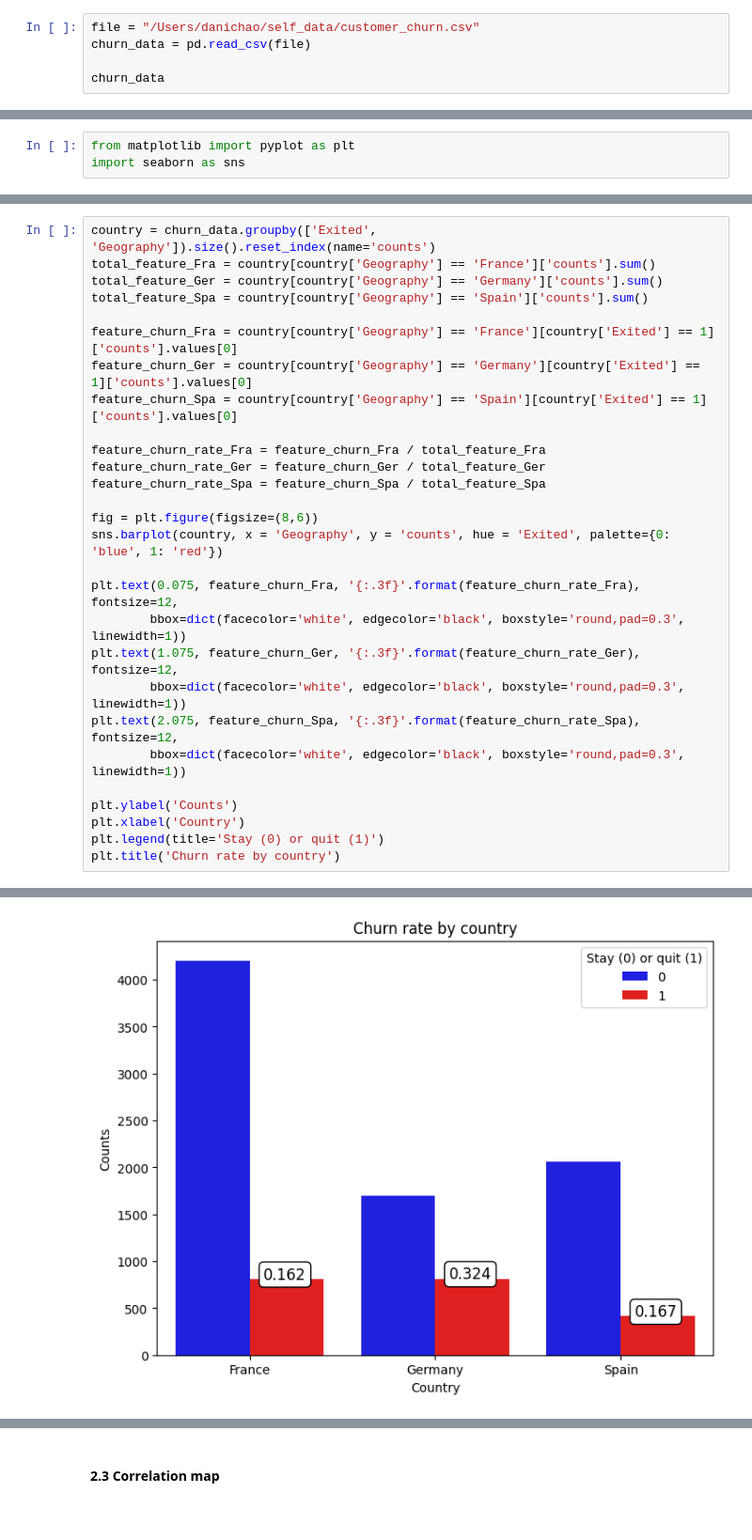
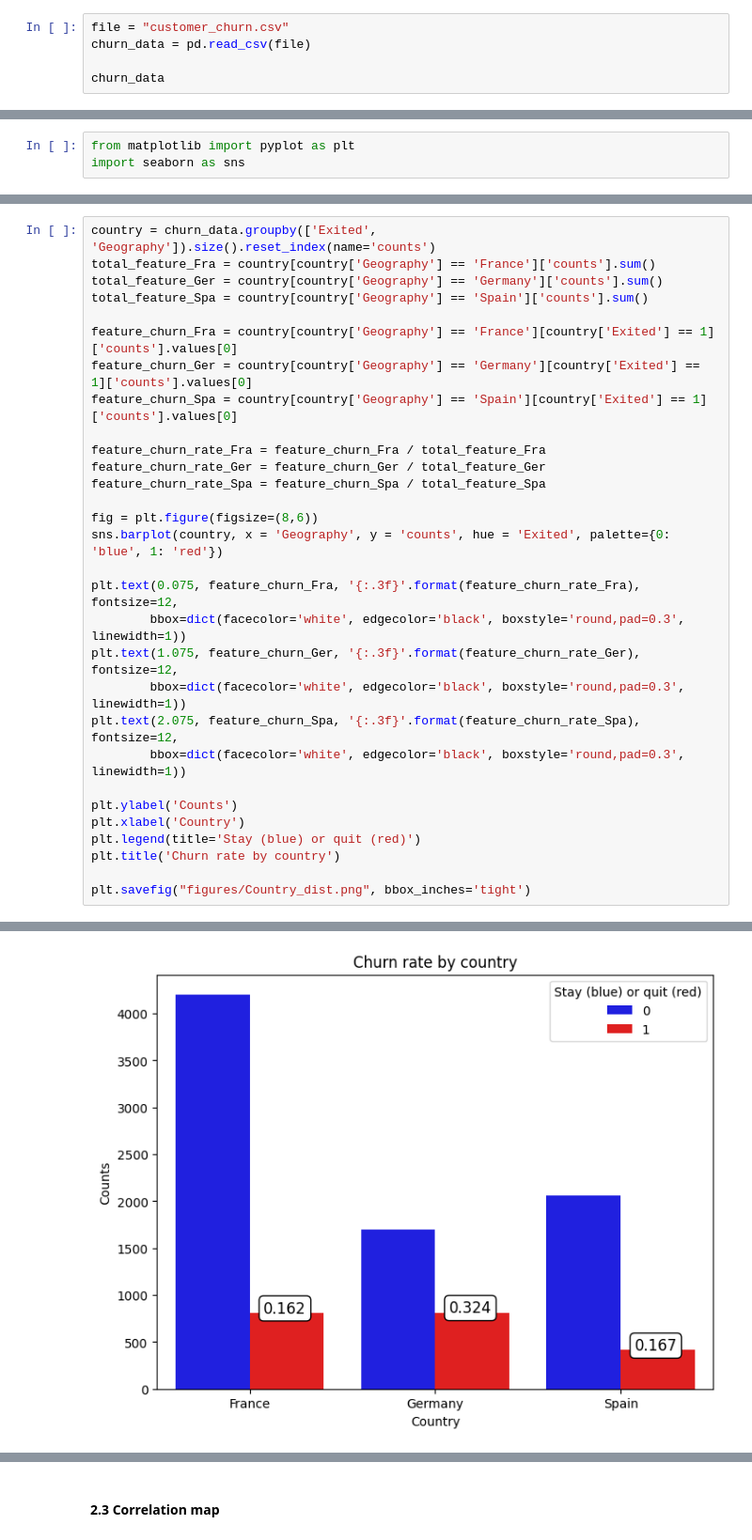
Before and after one commit to danicychao/customer_churn, a Jupyter notebook: bank_churn_rate.ipynb, the cells around one changed output, grey strips where cells are left out. Shown at 94% size. Saved outputs shown, nothing was run; the diff lists cells and outputs as text.

```diff
--- a/bank_churn_rate.ipynb
+++ b/bank_churn_rate.ipynb
@@ -7,7 +7,7 @@ import pandas as pd
 # %% [markdown]
 ## 1. Load data
 # %%
-file = "/Users/danichao/self_data/customer_churn.csv"
+file = "customer_churn.csv"
 churn_data = pd.read_csv(file)
 
 churn_data
@@ -218,6 +295,8 @@ plt.text(2.075, feature_churn_Spa, '{:.3f}'.format(feature_churn_rate_Spa), font
 
 plt.ylabel('Counts')
 plt.xlabel('Country')
-plt.legend(title='Stay (0) or quit (1)')
+plt.legend(title='Stay (blue) or quit (red)')
 plt.title('Churn rate by country')
+
+plt.savefig("figures/Country_dist.png", bbox_inches='tight')
 # %% [output]
@@ -225,2 +303,2 @@ Text(0.5, 1.0, 'Churn rate by country')
-[figure, old version]
+[figure, new version]
 # %% [markdown]
```
Also changed, not shown: parts of 93 cells of this notebook.
